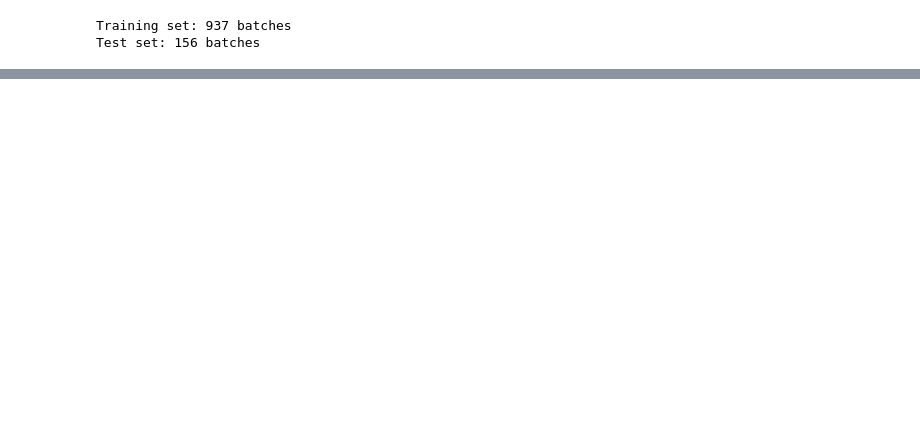
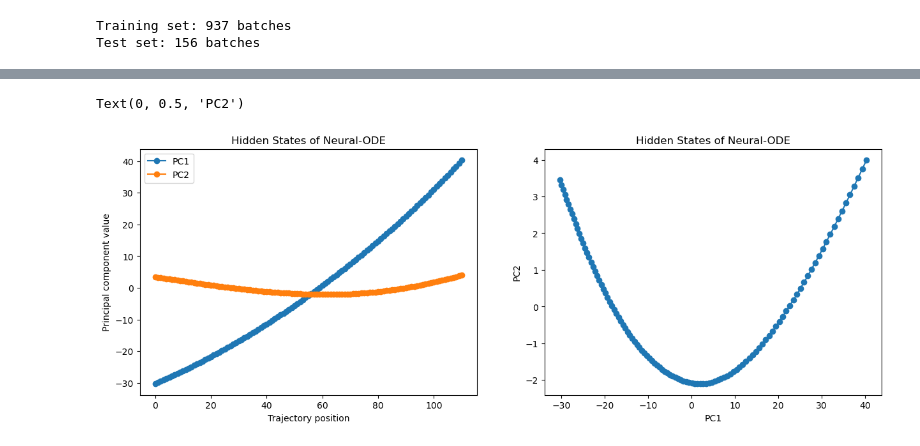
Before and after one commit to l-ehrlich/liquid-from-scratch, a Jupyter notebook: neural-ode-mnist.ipynb, the cells around one changed output, grey strips where cells are left out. Cells and saved outputs as stored; diff of their text form; code cells hidden in the pictures; blank space fills up the shorter version.

```diff
--- a/neural-ode-mnist.ipynb
+++ b/neural-ode-mnist.ipynb
@@ -96,7 +75,7 @@ NUM_CLASSES = 10  # Digits 0-9
 latent_converter = nn.Sequential(
     nn.Linear(INPUT_DIM, 128),
     nn.ReLU()
-)
+) # Embedding function, it's just a function called before the dynamics function
 
 dynamics_approximator = nn.Sequential(
     nn.Linear(128 + 1, 64),
@@ -107,13 +86,16 @@ dynamics_approximator = nn.Sequential(
     nn.ReLU(),
     nn.Linear(64, 128),
     nn.ReLU()
-)
+) # Dynamics function represented as a dense neural network
 
 classifier_head = nn.Sequential(
     nn.Linear(128, NUM_CLASSES)
-)
+) # Classification head
 
-solver = AdaptiveRK45Solver(time_range=(0, 1), max_step_size=0.1, min_step_size=0.01,include_state_in_dynamics=True) #NODE WITH ADAPTIVE
+# Setup ODE solver
+solver = AdaptiveRK45Solver(time_range=(0, 1.1), max_step_size=0.01, min_step_size=0.001, error_tolerance=1e-3, include_state_in_dynamics=True)
+
+# Create Neural ODE using solver and dynamics function
 n_ode_2 = NeuralODENetwork(latent_dynamics_function=dynamics_approximator, solver=solver)
 
 n_ode_2.attach_pre_solver_function(latent_converter)
@@ -358,0 +407,27 @@ plt.show()
+# %%
+hidden_states_node = []
+x = sample[0][0].view(-1)
+
+hidden_states_node = n_ode_2.forward_hidden_states(x.unsqueeze(dim=0)).detach()
+# %%
+pca = PCA(n_components=2)
+hidden_states_node_pca = pca.fit_transform(hidden_states_node.squeeze(0))
+# %%
+plt.figure(figsize=(15, 5))
+
+plt.subplot(1, 2, 1)
+plt.plot(hidden_states_node_pca[:, 0], marker='o')
+plt.plot(hidden_states_node_pca[:, 1], marker='o')
+plt.title("Hidden States of Neural-ODE")
+plt.xlabel("Trajectory position")
+plt.ylabel("Principal component value")
+plt.legend(["PC1", "PC2"])
+
+plt.subplot(1, 2, 2)
+plt.plot(hidden_states_node_pca[:, 0], hidden_states_node_pca[:, 1], marker='o')
+plt.title("Hidden States of Neural-ODE")
+plt.xlabel("PC1")
+plt.ylabel("PC2")
+# %% [output]
+Text(0, 0.5, 'PC2')
+[figure, added]
```
Also changed, not shown: parts of 26 cells of this notebook, 1 other file.
